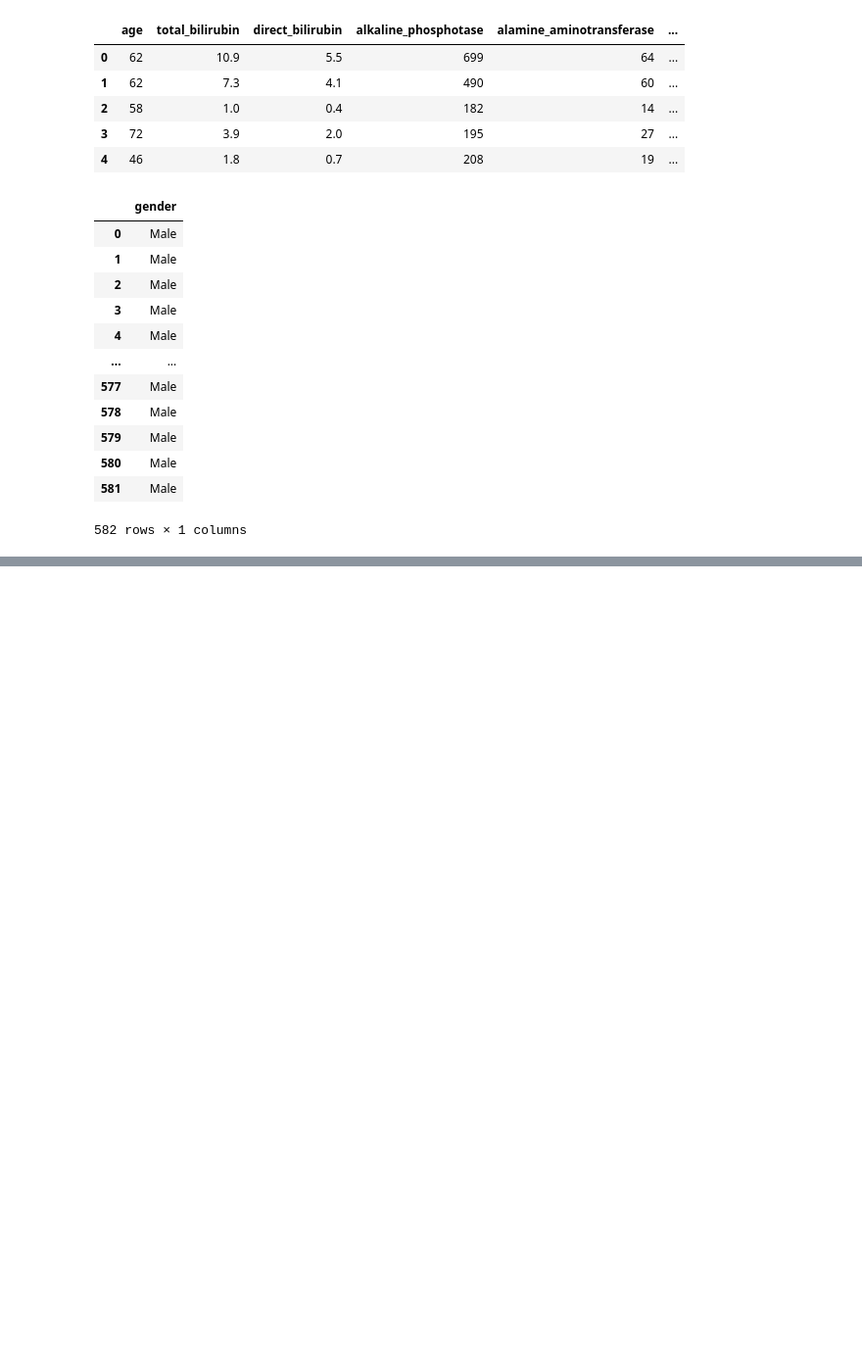
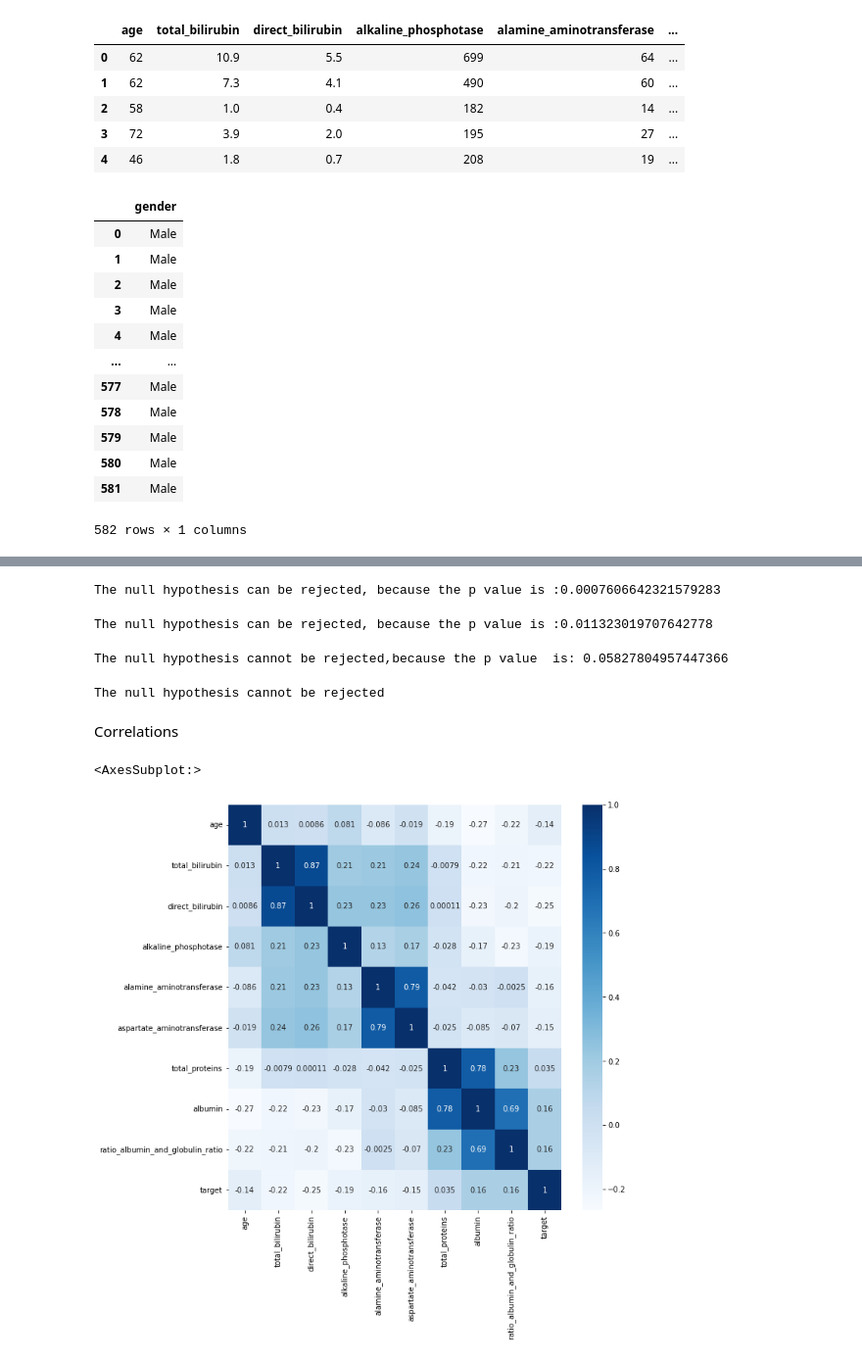
Before and after one commit to amandarnds/Predict-Liver-Disease, a Jupyter notebook: Predict-Liver-Disease.ipynb, the cells around one changed output, grey strips where cells are left out. Shown: that part at 98% size. Saved outputs shown, nothing was run; the diff lists cells and outputs as text; code cells hidden in the pictures; blank space fills up the shorter version.

```diff
--- a/Predict-Liver-Disease.ipynb
+++ b/Predict-Liver-Disease.ipynb
@@ -130,0 +164,53 @@ ds_categorical
+# %%
+#Age
+alpha =0.05
+k2,p=stats.normaltest(ds_numerical['age'])
+
+if p < alpha:
+    print("The null hypothesis can be rejected, because the p value is :{} ".format(p))
+else:
+    print("The null hypothesis cannot be rejected,because the p value  is: {} ".format(p))
+
+#P value was less then our significance level, so the probability of getting data like this is small.
+# Therefore, we can conclude that age doesn't follow a normal distribuiton.
+# %% [output]
+The null hypothesis can be rejected, because the p value is :0.0007606642321579283
+# %%
+#total_proteins
+alpha =0.05
+k2,p=stats.normaltest(ds_numerical['total_proteins'])
+if p < alpha:
+    print("The null hypothesis can be rejected, because the p value is :{} ".format(p))
+else:
+    print("The null hypothesis cannot be rejected,because the p value  is: {} ".format(p))
+
+#P value was less then our significance level, so the probability of getting data like this is small.
+# Therefore, we can conclude that total_proteins doesn't follow a normal distribuiton.
+# %% [output]
+The null hypothesis can be rejected, because the p value is :0.011323019707642778
+# %%
+#albumin
+alpha =0.05
+k2,p=stats.normaltest(ds_numerical['albumin'])
+if p < alpha:
+    print("The null hypothesis can be rejected, because the p value is :{} ".format(p))
+else:
+    print("The null hypothesis cannot be rejected,because the p value  is: {} ".format(p))
+
+#P value was less then our significance level, so the probability of getting data like this is small.
+# Therefore, we can conclude that albumin doesn't follow a normal distribuiton.
+# %% [output]
+The null hypothesis cannot be rejected,because the p value  is: 0.05827804957447366
+# %%
+#albumin
+alpha =0.05
+k2,p=stats.normaltest(ds_numerical['albumin'])
+
+if p < alpha:
+    print("The null hypothesis can be rejected")
+else:
+    print("The null hypothesis cannot be rejected")
+# %% [output]
+The null hypothesis cannot be rejected
+# %% [markdown]
+Correlations
@@ -130,0 +220,6 @@ ds_categorical
+# %%
+plt.figure(figsize= (10,10))
+sns.heatmap(ds_numerical.corr(),cmap='Blues',annot=True)
+# %% [output]
+<AxesSubplot:>
+[figure, added]
```
Also changed, not shown: parts of 13 cells of this notebook.
